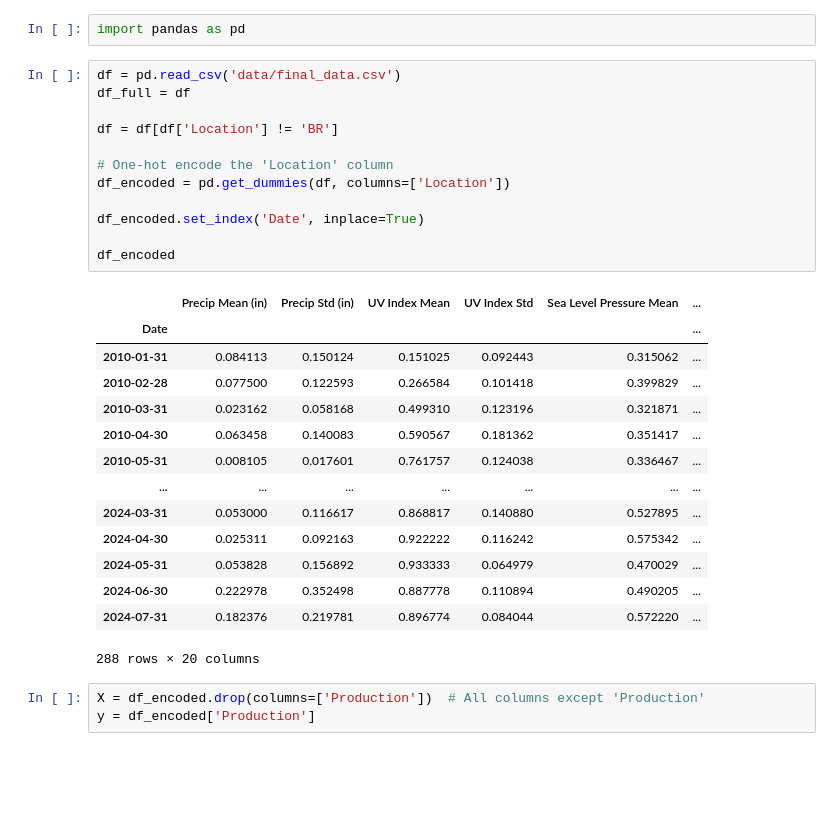
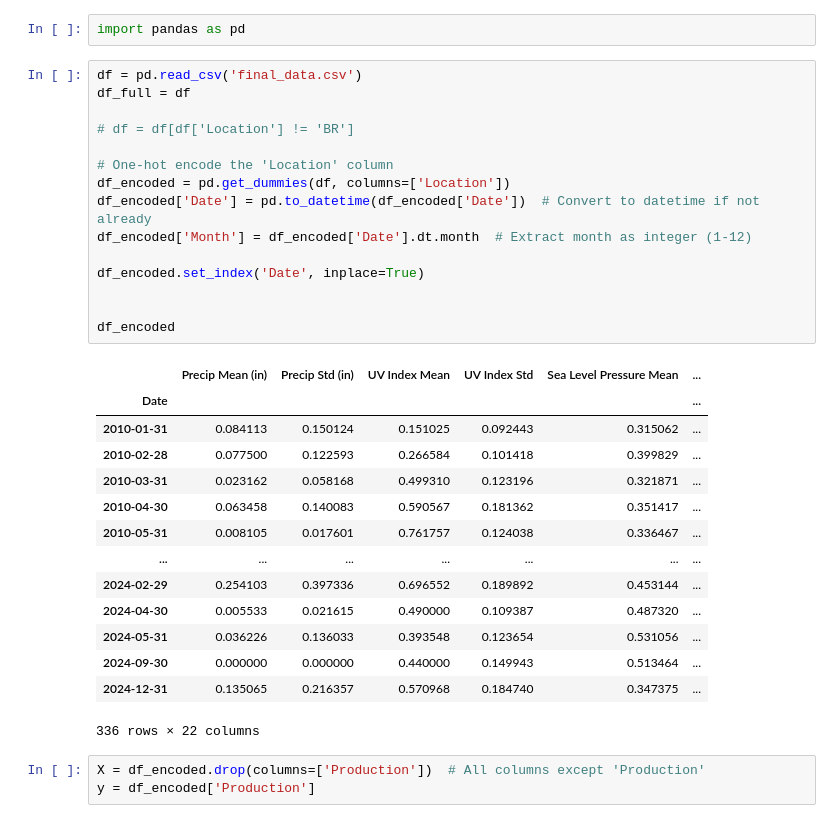
Before and after one commit to karoltang/fcoj-pitch, a Jupyter notebook: mlr_lasso_rf.ipynb, the cells around one changed output. Saved outputs shown, nothing was run; the diff lists cells and outputs as text; blank space fills up the shorter version.

```diff
--- a/mlr_lasso_rf.ipynb
+++ b/mlr_lasso_rf.ipynb
@@ -1,32 +1,35 @@
 # %%
 import pandas as pd
 # %%
-df = pd.read_csv('data/final_data.csv')
+df = pd.read_csv('final_data.csv')
 df_full = df
 
-df = df[df['Location'] != 'BR']
+# df = df[df['Location'] != 'BR']
 
 # One-hot encode the 'Location' column
 df_encoded = pd.get_dummies(df, columns=['Location'])
+df_encoded['Date'] = pd.to_datetime(df_encoded['Date'])  # Convert to datetime if not already
+df_encoded['Month'] = df_encoded['Date'].dt.month  # Extract month as integer (1-12)
 
 df_encoded.set_index('Date', inplace=True)
 
+
 df_encoded
 # %% [output]
 |  | Precip Mean (in) | Precip Std (in) | UV Index Mean | UV Index Std | Sea Level Pressure Mean | ... |
 | Date |  |  |  |  |  | ... |
 | 2010-01-31 | 0.084113 | 0.150124 | 0.151025 | 0.092443 | 0.315062 | ... |
 | 2010-02-28 | 0.077500 | 0.122593 | 0.266584 | 0.101418 | 0.399829 | ... |
 | 2010-03-31 | 0.023162 | 0.058168 | 0.499310 | 0.123196 | 0.321871 | ... |
 | 2010-04-30 | 0.063458 | 0.140083 | 0.590567 | 0.181362 | 0.351417 | ... |
 | 2010-05-31 | 0.008105 | 0.017601 | 0.761757 | 0.124038 | 0.336467 | ... |
 | ... | ... | ... | ... | ... | ... | ... |
-| 2024-03-31 | 0.053000 | 0.116617 | 0.868817 | 0.140880 | 0.527895 | ... |
-| 2024-04-30 | 0.025311 | 0.092163 | 0.922222 | 0.116242 | 0.575342 | ... |
-| 2024-05-31 | 0.053828 | 0.156892 | 0.933333 | 0.064979 | 0.470029 | ... |
-| 2024-06-30 | 0.222978 | 0.352498 | 0.887778 | 0.110894 | 0.490205 | ... |
-| 2024-07-31 | 0.182376 | 0.219781 | 0.896774 | 0.084044 | 0.572220 | ... |
+| 2024-02-29 | 0.254103 | 0.397336 | 0.696552 | 0.189892 | 0.453144 | ... |
+| 2024-04-30 | 0.005533 | 0.021615 | 0.490000 | 0.109387 | 0.487320 | ... |
+| 2024-05-31 | 0.036226 | 0.136033 | 0.393548 | 0.123654 | 0.531056 | ... |
+| 2024-09-30 | 0.000000 | 0.000000 | 0.440000 | 0.149943 | 0.513464 | ... |
+| 2024-12-31 | 0.135065 | 0.216357 | 0.570968 | 0.184740 | 0.347375 | ... |
-288 rows × 20 columns
+336 rows × 22 columns
 # %%
 X = df_encoded.drop(columns=['Production'])  # All columns except 'Production'
 y = df_encoded['Production']
```
Also changed, not shown: parts of 9 cells of this notebook, 4 other files.
